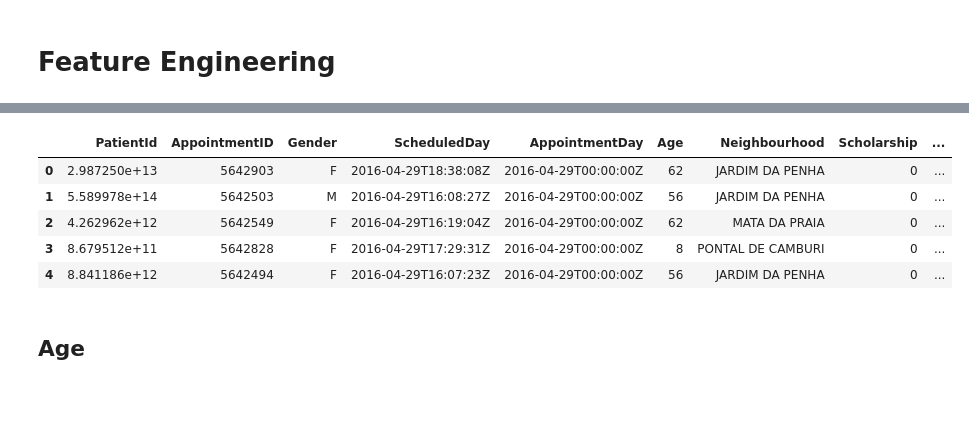
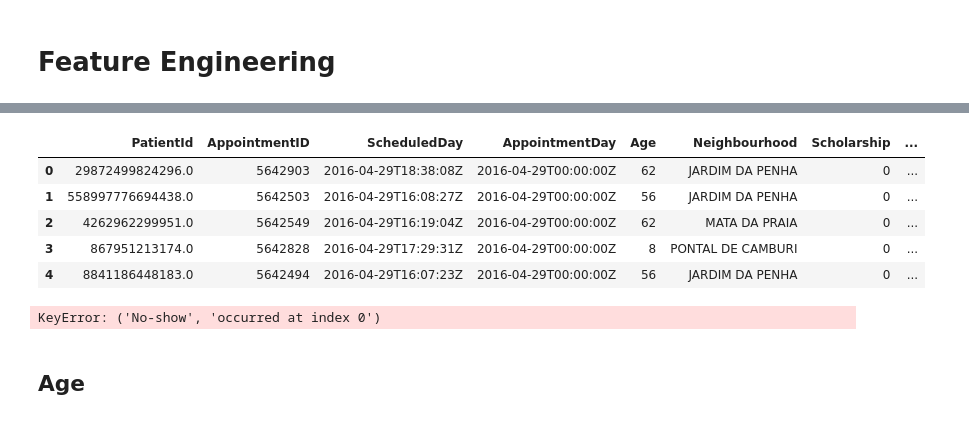
Before and after one commit to idotsuk/patients_no_show, a Jupyter notebook: patient_no_show.ipynb, the cells around one changed output, grey strips where cells are left out. Saved outputs shown, nothing was run; the diff lists cells and outputs as text; code cells hidden in the pictures.

```diff
--- a/patient_no_show.ipynb
+++ b/patient_no_show.ipynb
@@ -42,23 +42,27 @@ data.describe()
 | 75% | 9.439172e+13 | 5.725524e+06 | 55.000000 | 0.000000 | 0.000000 | 0.000000 | 0.000000 | 0.000000 | ... |
 | max | 9.999816e+14 | 5.790484e+06 | 115.000000 | 1.000000 | 1.000000 | 1.000000 | 1.000000 | 4.000000 | ... |
 # %%
+data['PatientId'] = data.apply(lambda x:str(x['PatientId']),axis=1)
 data[:5]
 #Age, Gender, ScheduledDay and AppointmentDay, Neighbourhood all need some work to extract valuable information
 # %% [output]
-|  | PatientId | AppointmentID | Gender | ScheduledDay | AppointmentDay | Age | Neighbourhood | Scholarship | ... |
-| 0 | 2.987250e+13 | 5642903 | F | 2016-04-29T18:38:08Z | 2016-04-29T00:00:00Z | 62 | JARDIM DA PENHA | 0 | ... |
-| 1 | 5.589978e+14 | 5642503 | M | 2016-04-29T16:08:27Z | 2016-04-29T00:00:00Z | 56 | JARDIM DA PENHA | 0 | ... |
-| 2 | 4.262962e+12 | 5642549 | F | 2016-04-29T16:19:04Z | 2016-04-29T00:00:00Z | 62 | MATA DA PRAIA | 0 | ... |
-| 3 | 8.679512e+11 | 5642828 | F | 2016-04-29T17:29:31Z | 2016-04-29T00:00:00Z | 8 | PONTAL DE CAMBURI | 0 | ... |
-| 4 | 8.841186e+12 | 5642494 | F | 2016-04-29T16:07:23Z | 2016-04-29T00:00:00Z | 56 | JARDIM DA PENHA | 0 | ... |
+|  | PatientId | AppointmentID | ScheduledDay | AppointmentDay | Age | Neighbourhood | Scholarship | ... |
+| 0 | 29872499824296.0 | 5642903 | 2016-04-29T18:38:08Z | 2016-04-29T00:00:00Z | 62 | JARDIM DA PENHA | 0 | ... |
+| 1 | 558997776694438.0 | 5642503 | 2016-04-29T16:08:27Z | 2016-04-29T00:00:00Z | 56 | JARDIM DA PENHA | 0 | ... |
+| 2 | 4262962299951.0 | 5642549 | 2016-04-29T16:19:04Z | 2016-04-29T00:00:00Z | 62 | MATA DA PRAIA | 0 | ... |
+| 3 | 867951213174.0 | 5642828 | 2016-04-29T17:29:31Z | 2016-04-29T00:00:00Z | 8 | PONTAL DE CAMBURI | 0 | ... |
+| 4 | 8841186448183.0 | 5642494 | 2016-04-29T16:07:23Z | 2016-04-29T00:00:00Z | 56 | JARDIM DA PENHA | 0 | ... |
 # %%
 #Let's make the No-show and Gender factors binary
 data['no_show'] = data.apply(lambda x:int(x['No-show']=='Yes'),axis=1)
 data['is_male'] = data.apply(lambda x:int(x['Gender']=='M'),axis=1)
 
+
 #And drop the original columns
 data = data.drop(columns=['Gender'],axis=0)
 data = data.drop(columns=['No-show'],axis=0)
+# %% [output]
+KeyError: ('No-show', 'occurred at index 0')
 # %% [markdown]
 ## Age
 # %%
```
Also changed, not shown: parts of 14 cells of this notebook.
